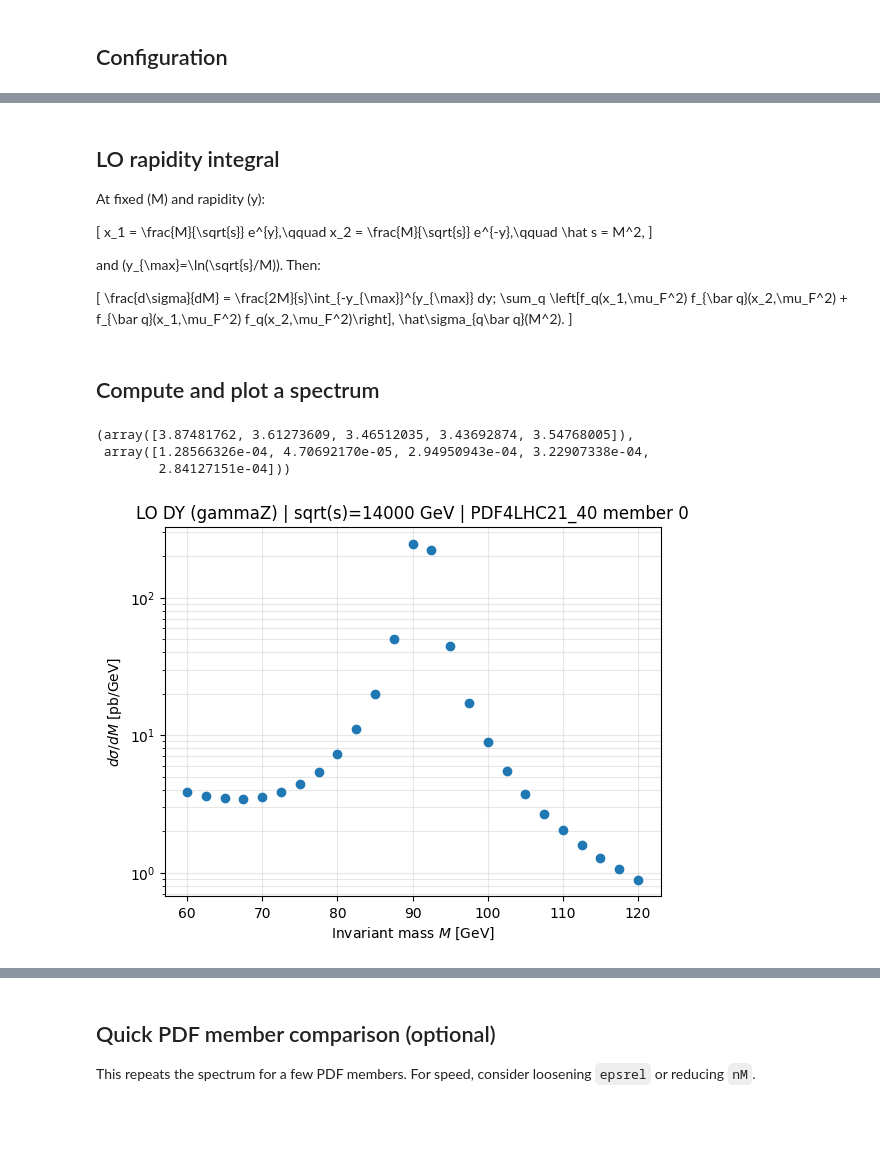
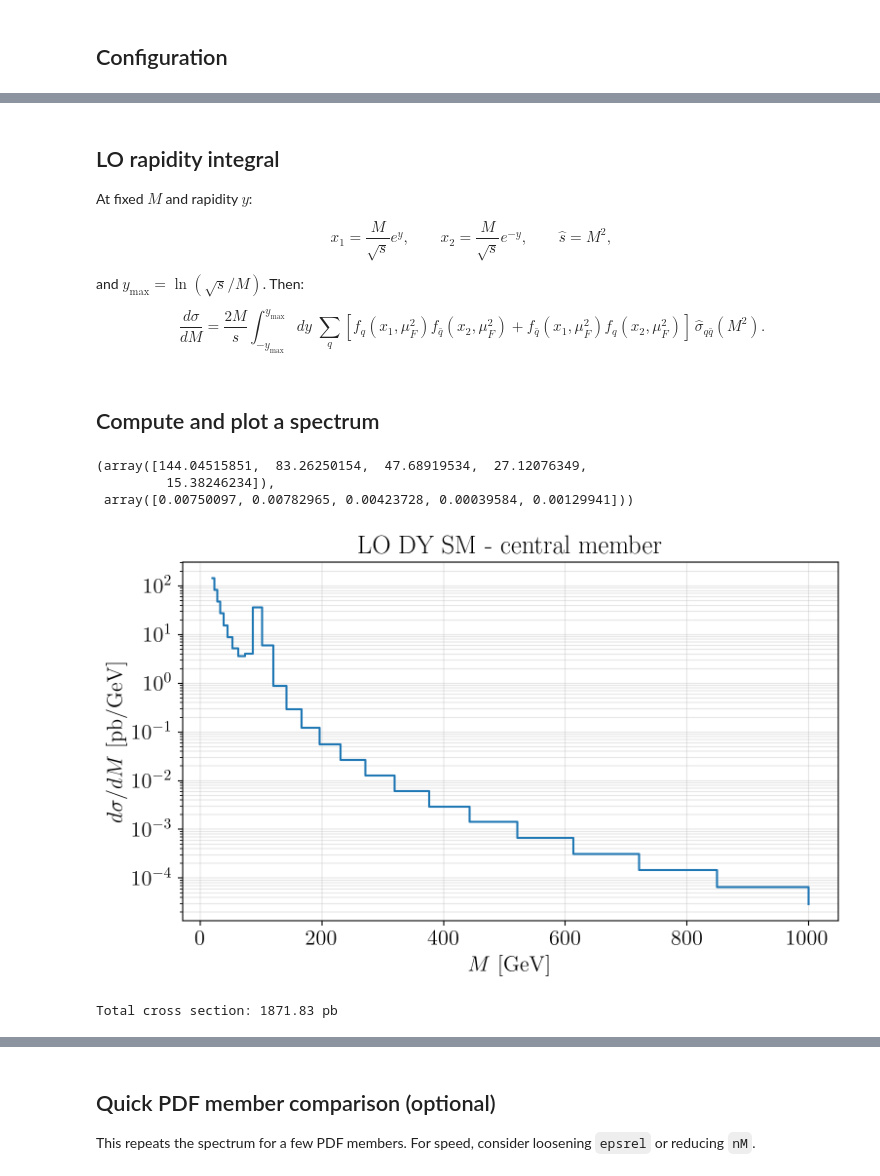
Before and after one commit to manuel-morales-a/flavourful_DY_PDF_SMEFT, a Jupyter notebook: dy_dsigma_dM_LO.ipynb, the cells around one changed output, grey strips where cells are left out. Cells and saved outputs as stored; diff of their text form; code cells hidden in the pictures; blank space fills up the shorter version.

```diff
--- a/dy_dsigma_dM_LO.ipynb
+++ b/dy_dsigma_dM_LO.ipynb
@@ -30,6 +28,17 @@ import matplotlib.pyplot as plt
 
 from scipy.integrate import quad
 import lhapdf
+
+
+plt.rcParams.update({
+    "text.usetex": True,           # Use LaTeX for all text
+    "font.family": "serif",        # Use a specific font family
+    "text.latex.preamble": r"\usepackage{amsmath, amssymb, bm}",  # Load additional packages
+})
+
+%matplotlib inline
+%config InlineBackend.figure_format = 'retina'
+plt.rcParams['font.size'] = 16
 # %% [markdown]
 
 ## Configuration
@@ -39,7 +48,8 @@ import lhapdf
 sqrt_s = 14_000.0  # GeV (LHC-like default). Change freely.
 s = sqrt_s**2
 
-pdf_set_name = "PDF4LHC21_40"
+#pdf_set_name = "PDF4LHC21_40"
+pdf_set_name = "PDF4EFT_baseline_noHMDY_100"
 pset = lhapdf.getPDFSet(pdf_set_name)
 pdfs = pset.mkPDFs()
 
@@ -131,19 +141,19 @@ def sigmahat_qqbar_to_ll(shat, quark_name, mode="gammaZ"):
 
 ## LO rapidity integral
 
-At fixed \(M\) and rapidity \(y\):
+At fixed $M$ and rapidity $y$:
 
-\[
+$$
 x_1 = \frac{M}{\sqrt{s}} e^{y},\qquad x_2 = \frac{M}{\sqrt{s}} e^{-y},\qquad \hat s = M^2,
-\]
+$$
 
-and \(y_{\max}=\ln(\sqrt{s}/M)\). Then:
+and $y_{\max}=\ln(\sqrt{s}/M)$. Then:
 
-\[
+$$
 \frac{d\sigma}{dM} = \frac{2M}{s}\int_{-y_{\max}}^{y_{\max}} dy\;
 \sum_q \left[f_q(x_1,\mu_F^2) f_{\bar q}(x_2,\mu_F^2) + f_{\bar q}(x_1,\mu_F^2) f_q(x_2,\mu_F^2)\right]\,
 \hat\sigma_{q\bar q}(M^2).
-\]
+$$
 # %%
 
 def x1x2_from_My(M, y, sqrt_s=sqrt_s):
@@ -197,9 +207,9 @@ def dsigma_dM(M, pdf, mode="gammaZ", epsabs=epsabs, epsrel=epsrel, limit=200):
 # %%
 
 # --- Mass grid (edit as you like) ---
-M_min, M_max = 60.0, 120.0
+M_min, M_max = 20.0, 1000.0
 nM = 25
-M_grid = np.linspace(M_min, M_max, nM)
+M_grid = np.logspace(np.log10(M_min), np.log10(M_max), nM)
 
 mode = "gammaZ"  # "photon" or "gammaZ"
 
@@ -216,18 +226,35 @@ dsig_err = np.array(dsig_err)
 
 dsig[:5], dsig_err[:5]
 # %% [output]
-(array([3.87481762, 3.61273609, 3.46512035, 3.43692874, 3.54768005]),
- array([1.28566326e-04, 4.70692170e-05, 2.94950943e-04, 3.22907338e-04,
-        2.84127151e-04]))
+(array([144.04515851,  83.26250154,  47.68919534,  27.12076349,
+         15.38246234]),
+ array([0.00750097, 0.00782965, 0.00423728, 0.00039584, 0.00129941]))
 # %%
+fig, ax = plt.subplots(figsize=(8,5))
 
-plt.figure()
-plt.errorbar(M_grid, dsig, yerr=dsig_err, fmt="o", capsize=2)
-plt.yscale("log")
-plt.xlabel(r"Invariant mass $M$ [GeV]")
-plt.ylabel(r"$d\sigma/dM$ [pb/GeV]")
-plt.title(f"LO DY ({mode}) | sqrt(s)={sqrt_s:g} GeV | {pdf_set_name} member {replica}")
-plt.grid(True, which="both", alpha=0.3)
+#ax.errorbar(M_grid, dsig, yerr=dsig_err, fmt="o", capsize=2)
+# plot as histogram-like steps (use the precomputed x_step/y_step arrays)
+ax.step(M_grid, dsig, where="post", lw=1.5, label=r"$d\sigma/dM$ (steps)")
+
+
+ax.set_yscale("log")
+ax.set_xlabel(r"$M$ [GeV]")
+ax.set_ylabel(r"$d\sigma/dM$ [pb/GeV]")
+#ax.set_title(f"LO DY ({mode}) | sqrt(s)={sqrt_s:g} GeV | {pdf_set_name} member {replica}")
+ax.set_title(f"LO DY SM - central member")
+ax.grid(True, which="both", alpha=0.3)
+fig.tight_layout()
 plt.show()
 # %% [output]
-[figure, old version]
+[figure, new version]
+# %%
+# Cross check
+# Integrate dσ/dM and get the total cross section
+def integrate_dsigma_dM(M_grid, dsig):
+    return np.trapz(dsig, M_grid)
+
+total_dsig = integrate_dsigma_dM(M_grid, dsig)
+
+print(f"Total cross section: {total_dsig:.2f} pb")
+# %% [output]
+Total cross section: 1871.83 pb
```
Also changed, not shown: parts of 10 cells of this notebook.
